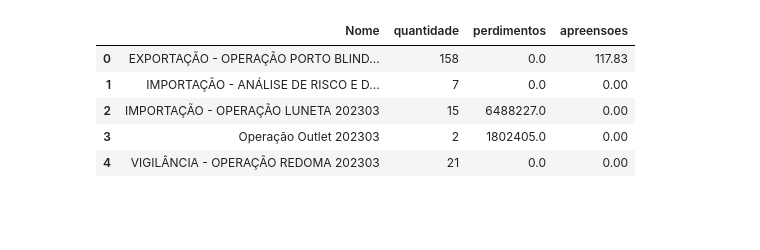
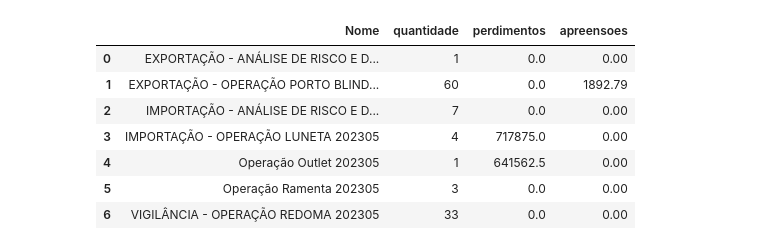
Before and after one commit to IvanBrasilico/bhadrasana2, a Jupyter notebook: notebooks/e-OVR Secta.ipynb, the cells around one changed output. Cells and saved outputs as stored; diff of their text form; code cells hidden in the pictures; blank space fills up the shorter version.

Commit message:
Exporta SECTA e-OVR

```diff
--- a/notebooks/e-OVR Secta.ipynb
+++ b/notebooks/e-OVR Secta.ipynb
@@ -89,9 +93,8 @@ def preenche_linha_ovr(operacao, year, month):
                 campos_ovr['Código'] = '30.02.10'
     return campos_ovr
 # %%
-def get_peso_apreensoes(session, ovr):
+def get_peso_apreensoes(session, rvfs):
     peso = 0.
-    rvfs = lista_rvfovr(session, ovr.id)
     for rvf in rvfs:
         for apreensao in rvf.apreensoes:
             try:
@@ -119,18 +122,29 @@ def preenche_linha_operacao(operacao, modalidade):
     linha['Local da Operação'] = operacao.recinto.nome
     linha['Documentos de origem'] = f'Ficha {operacao.id}'
     linha['Ocorrências durante a operação'] = operacao.observacoes
-    linha['Supervisor da RFB'] = operacao.cpfauditorresponsavel
-    linha['Responsável'] = operacao.responsavel_cpf
-    servidores = set()
+    linha['Supervisor da RFB'] = str(operacao.cpfauditorresponsavel)
+    linha['Responsável'] = str(operacao.responsavel_cpf)
+    rvfs = lista_rvfovr(db_session, operacao.id)
+    valortgs = get_valor_tgs(operacao)
+    pesoapreensoes = get_peso_apreensoes(db_session, rvfs)
+    nhoras = len(rvfs) * 8
+    if valortgs > 0:
+        nhoras = nhoras * 5
+    if pesoapreensoes > 0:
+        nhoras = nhoras * 2
+    servidores_set = set()
     for evento in operacao.historico:
-        # servidor = db_session.query(Usuario).filter(Usuario.cpf == evento.user_name).one()
-        servidores.add(evento.user_name)
+        servidores_set.add(evento.user_name)
+    servidores = []
+    for cpf in servidores_set:
+        servidor = db_session.query(Usuario).filter(Usuario.cpf == cpf).one()
+        servidores.append({'cpf': servidor.cpf, 'nome': servidor.nome, 'horas': nhoras})
     linha['Servidores'] = servidores
-    linha['Perdimento'] = get_valor_tgs(operacao)
-    linha['Apreensao'] = get_peso_apreensoes(db_session, operacao)
+    linha['Perdimento'] = valortgs
+    linha['Apreensao'] = pesoapreensoes
     return linha
 # %%
-mes = 3
+mes = 5
 ano = 2023
 
 lista_fichas = get_fichas_portipo(ano, mes)
@@ -174,15 +187,18 @@ df
 # %%
-df.groupby(df.Nome).agg(
+df_ovrs = df.groupby(df.Nome).agg(
     quantidade=pd.NamedAgg(column='Documentos de origem', aggfunc='count'),
     perdimentos=pd.NamedAgg(column='Perdimento', aggfunc='sum'),
     apreensoes=pd.NamedAgg(column='Apreensao', aggfunc='sum'),
 ).reset_index()
+df_ovrs
 # %% [output]
 |  | Nome | quantidade | perdimentos | apreensoes |
-| 0 | EXPORTAÇÃO - OPERAÇÃO PORTO BLIND... | 158 | 0.0 | 117.83 |
-| 1 | IMPORTAÇÃO - ANÁLISE DE RISCO E D... | 7 | 0.0 | 0.00 |
-| 2 | IMPORTAÇÃO - OPERAÇÃO LUNETA 202303 | 15 | 6488227.0 | 0.00 |
-| 3 | Operação Outlet 202303 | 2 | 1802405.0 | 0.00 |
-| 4 | VIGILÂNCIA - OPERAÇÃO REDOMA 202303 | 21 | 0.0 | 0.00 |
+| 0 | EXPORTAÇÃO - ANÁLISE DE RISCO E D... | 1 | 0.0 | 0.00 |
+| 1 | EXPORTAÇÃO - OPERAÇÃO PORTO BLIND... | 60 | 0.0 | 1892.79 |
+| 2 | IMPORTAÇÃO - ANÁLISE DE RISCO E D... | 7 | 0.0 | 0.00 |
+| 3 | IMPORTAÇÃO - OPERAÇÃO LUNETA 202305 | 4 | 717875.0 | 0.00 |
+| 4 | Operação Outlet 202305 | 1 | 641562.5 | 0.00 |
+| 5 | Operação Ramenta 202305 | 3 | 0.0 | 0.00 |
+| 6 | VIGILÂNCIA - OPERAÇÃO REDOMA 202305 | 33 | 0.0 | 0.00 |
 # %%
 df.to_excel('teste.xlsx')
```
Also changed, not shown: parts of 9 cells of this notebook, 4 other files.
